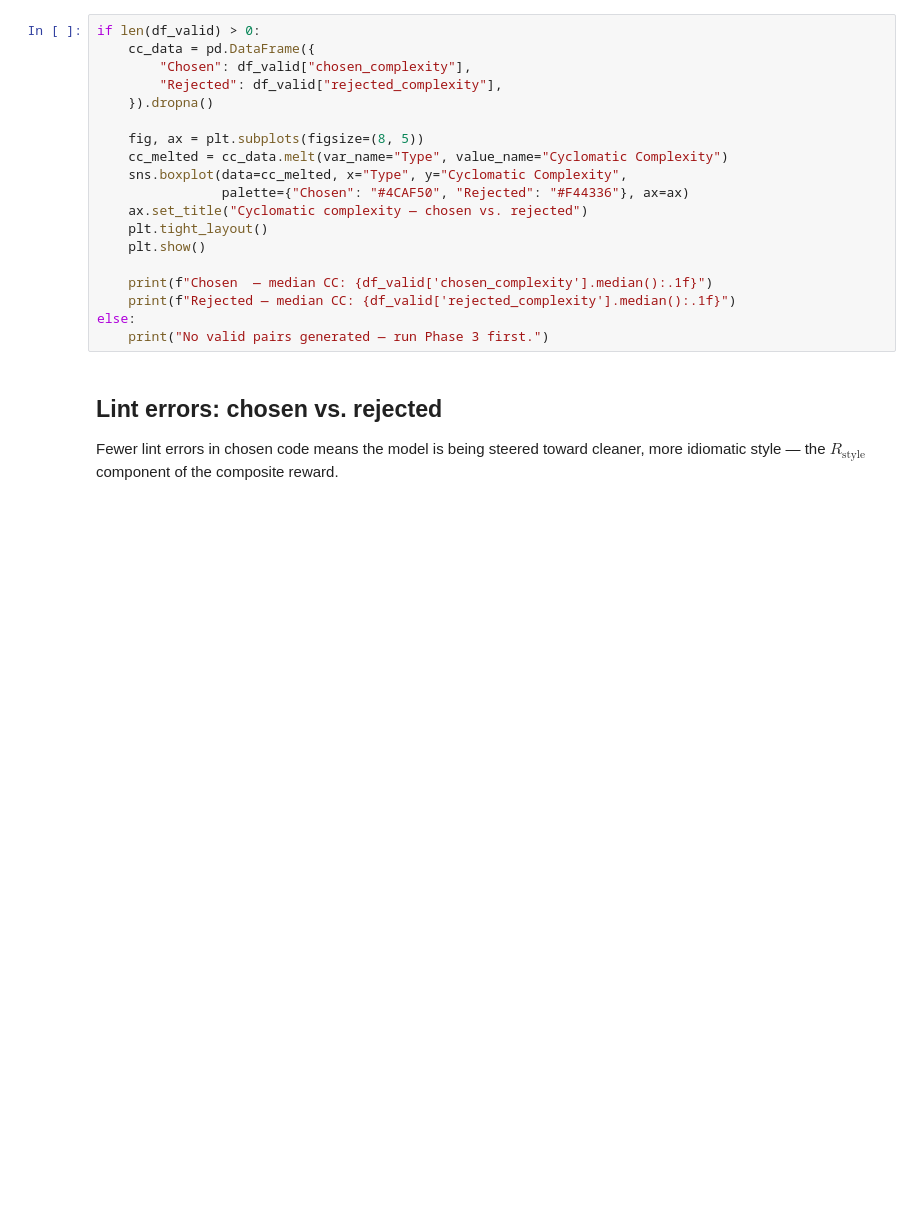
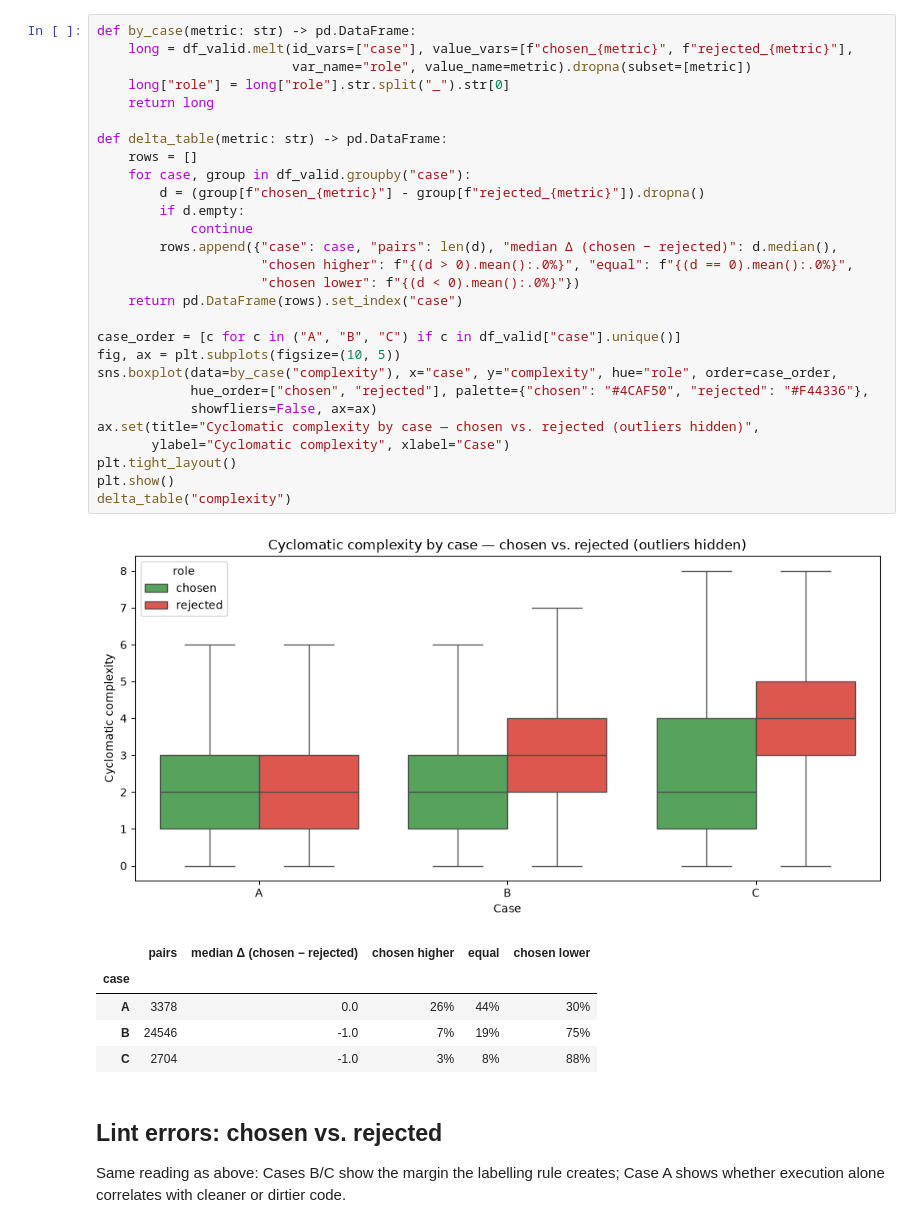
Before and after one commit to Sergasgr/CodeAlign, a Jupyter notebook: src/notebooks/03_preference_generation_report.ipynb, the cells around one changed output. Saved outputs shown, nothing was run; the diff lists cells and outputs as text; blank space fills up the shorter version.

```diff
--- a/src/notebooks/03_preference_generation_report.ipynb
+++ b/src/notebooks/03_preference_generation_report.ipynb
@@ -99,24 +121,40 @@ else:
 # %%
-if len(df_valid) > 0:
-    cc_data = pd.DataFrame({
-        "Chosen": df_valid["chosen_complexity"],
-        "Rejected": df_valid["rejected_complexity"],
-    }).dropna()
+def by_case(metric: str) -> pd.DataFrame:
+    long = df_valid.melt(id_vars=["case"], value_vars=[f"chosen_{metric}", f"rejected_{metric}"],
+                         var_name="role", value_name=metric).dropna(subset=[metric])
+    long["role"] = long["role"].str.split("_").str[0]
+    return long
 
-    fig, ax = plt.subplots(figsize=(8, 5))
-    cc_melted = cc_data.melt(var_name="Type", value_name="Cyclomatic Complexity")
-    sns.boxplot(data=cc_melted, x="Type", y="Cyclomatic Complexity",
-                palette={"Chosen": "#4CAF50", "Rejected": "#F44336"}, ax=ax)
-    ax.set_title("Cyclomatic complexity — chosen vs. rejected")
-    plt.tight_layout()
-    plt.show()
+def delta_table(metric: str) -> pd.DataFrame:
+    rows = []
+    for case, group in df_valid.groupby("case"):
+        d = (group[f"chosen_{metric}"] - group[f"rejected_{metric}"]).dropna()
+        if d.empty:
+            continue
+        rows.append({"case": case, "pairs": len(d), "median Δ (chosen − rejected)": d.median(),
+                     "chosen higher": f"{(d > 0).mean():.0%}", "equal": f"{(d == 0).mean():.0%}",
+                     "chosen lower": f"{(d < 0).mean():.0%}"})
+    return pd.DataFrame(rows).set_index("case")
 
-    print(f"Chosen  — median CC: {df_valid['chosen_complexity'].median():.1f}")
-    print(f"Rejected — median CC: {df_valid['rejected_complexity'].median():.1f}")
-else:
-    print("No valid pairs generated — run Phase 3 first.")
+case_order = [c for c in ("A", "B", "C") if c in df_valid["case"].unique()]
+fig, ax = plt.subplots(figsize=(10, 5))
+sns.boxplot(data=by_case("complexity"), x="case", y="complexity", hue="role", order=case_order,
+            hue_order=["chosen", "rejected"], palette={"chosen": "#4CAF50", "rejected": "#F44336"},
+            showfliers=False, ax=ax)
+ax.set(title="Cyclomatic complexity by case — chosen vs. rejected (outliers hidden)",
+       ylabel="Cyclomatic complexity", xlabel="Case")
+plt.tight_layout()
+plt.show()
+delta_table("complexity")
+# %% [output]
+[figure, added]
+|  | pairs | median Δ (chosen − rejected) | chosen higher | equal | chosen lower |
+| case |  |  |  |  |  |
+| A | 3378 | 0.0 | 26% | 44% | 30% |
+| B | 24546 | -1.0 | 7% | 19% | 75% |
+| C | 2704 | -1.0 | 3% | 8% | 88% |
 # %% [markdown]
 ## Lint errors: chosen vs. rejected
 
-Fewer lint errors in chosen code means the model is being steered toward cleaner, more idiomatic style — the $R_{\text{style}}$ component of the composite reward.
+Same reading as above: Cases B/C show the margin the labelling rule creates; Case A shows whether execution alone correlates with cleaner or dirtier code.
 # %%
```
Also changed, not shown: parts of 17 cells of this notebook, 42 other files.
